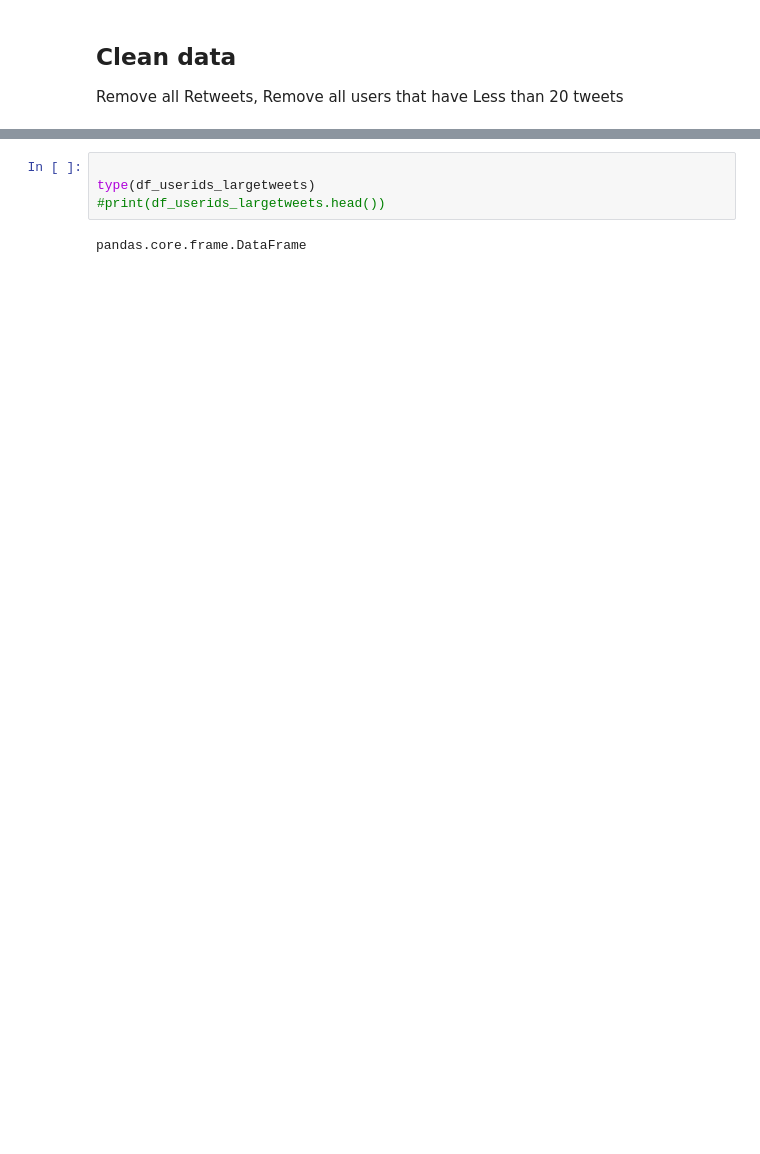
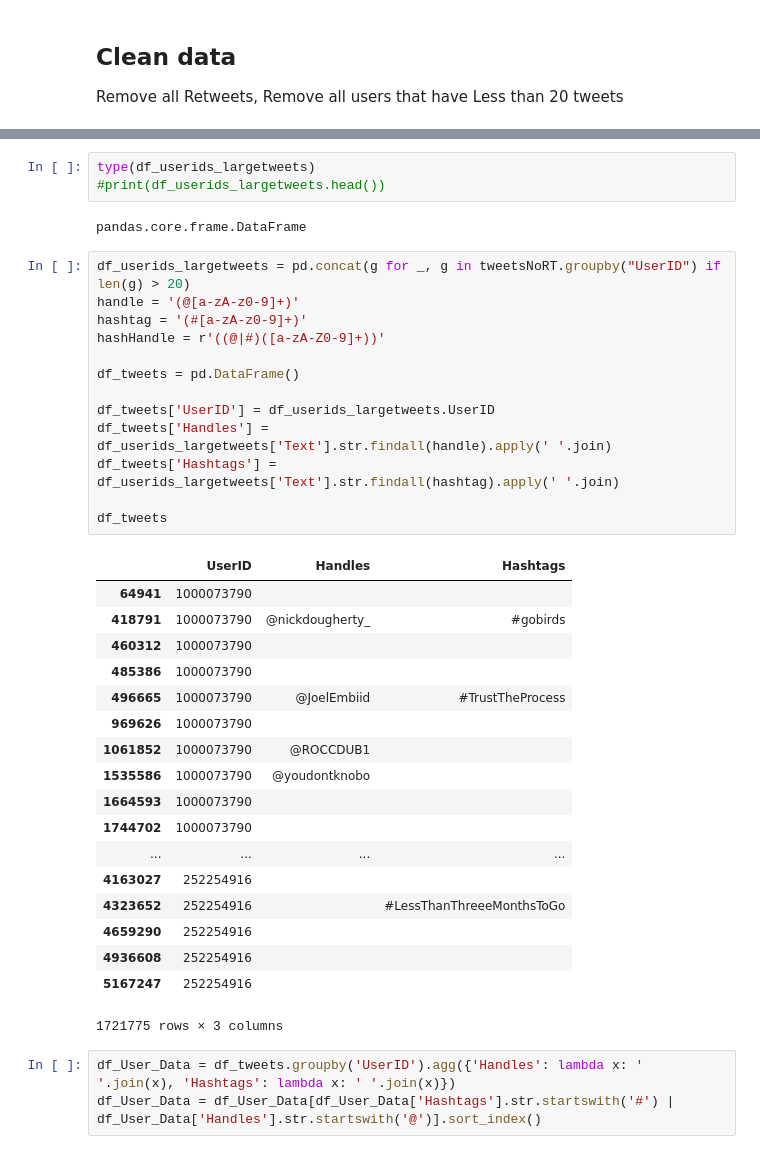
Before and after one commit to MatthewAlisangco/labtweets, a Jupyter notebook: CS177Labtwo_teamFirstRow.ipynb, the cells around one changed output, grey strips where cells are left out. Saved outputs shown, nothing was run; the diff lists cells and outputs as text; blank space fills up the shorter version.

Commit message:
Tweet trim/ Count Vectorizers

```diff
--- a/CS177Labtwo_teamFirstRow.ipynb
+++ b/CS177Labtwo_teamFirstRow.ipynb
@@ -64,6 +46,40 @@ df_userids_largetweets = pd.concat(g for _, g in tweetsNoRT.groupby("UserID") if
 # %%
-
 type(df_userids_largetweets)
 #print(df_userids_largetweets.head())
 # %% [output]
 pandas.core.frame.DataFrame
+# %%
+df_userids_largetweets = pd.concat(g for _, g in tweetsNoRT.groupby("UserID") if len(g) > 20)
+handle = '(@[a-zA-z0-9]+)'
+hashtag = '(#[a-zA-z0-9]+)'
+hashHandle = r'((@|#)([a-zA-Z0-9]+))'
+
+df_tweets = pd.DataFrame()
+
+df_tweets['UserID'] = df_userids_largetweets.UserID
+df_tweets['Handles'] = df_userids_largetweets['Text'].str.findall(handle).apply(' '.join)
+df_tweets['Hashtags'] = df_userids_largetweets['Text'].str.findall(hashtag).apply(' '.join)
+
+df_tweets
+# %% [output]
+|  | UserID | Handles | Hashtags |
+| 64941 | 1000073790 |  |  |
+| 418791 | 1000073790 | @nickdougherty_ | #gobirds |
+| 460312 | 1000073790 |  |  |
+| 485386 | 1000073790 |  |  |
+| 496665 | 1000073790 | @JoelEmbiid | #TrustTheProcess |
+| 969626 | 1000073790 |  |  |
+| 1061852 | 1000073790 | @ROCCDUB1 |  |
+| 1535586 | 1000073790 | @youdontknobo |  |
+| 1664593 | 1000073790 |  |  |
+| 1744702 | 1000073790 |  |  |
+| ... | ... | ... | ... |
+| 4163027 | 252254916 |  |  |
+| 4323652 | 252254916 |  | #LessThanThreeeMonthsToGo |
+| 4659290 | 252254916 |  |  |
+| 4936608 | 252254916 |  |  |
+| 5167247 | 252254916 |  |  |
+1721775 rows × 3 columns
+# %%
+df_User_Data = df_tweets.groupby('UserID').agg({'Handles': lambda x: ' '.join(x), 'Hashtags': lambda x: ' '.join(x)})
+df_User_Data = df_User_Data[df_User_Data['Hashtags'].str.startswith('#') | df_User_Data['Handles'].str.startswith('@')].sort_index()
```
Also changed, not shown: parts of 8 cells of this notebook.
